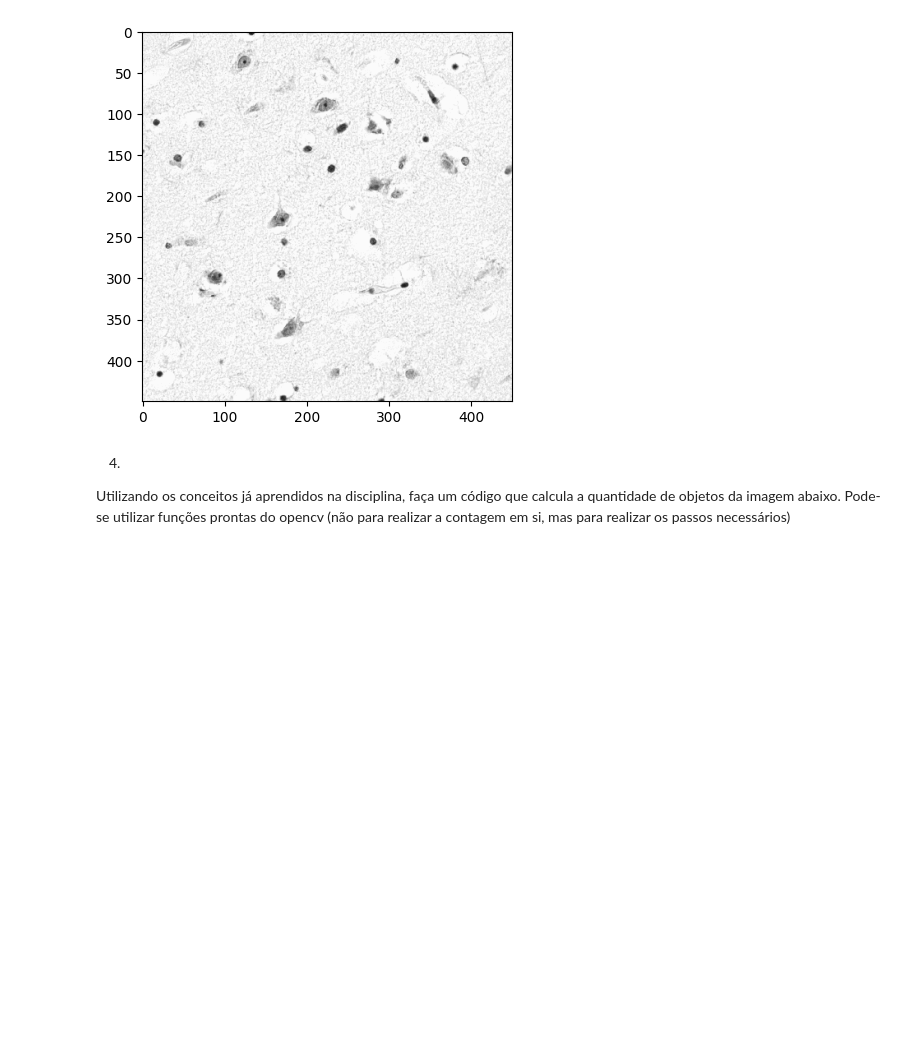
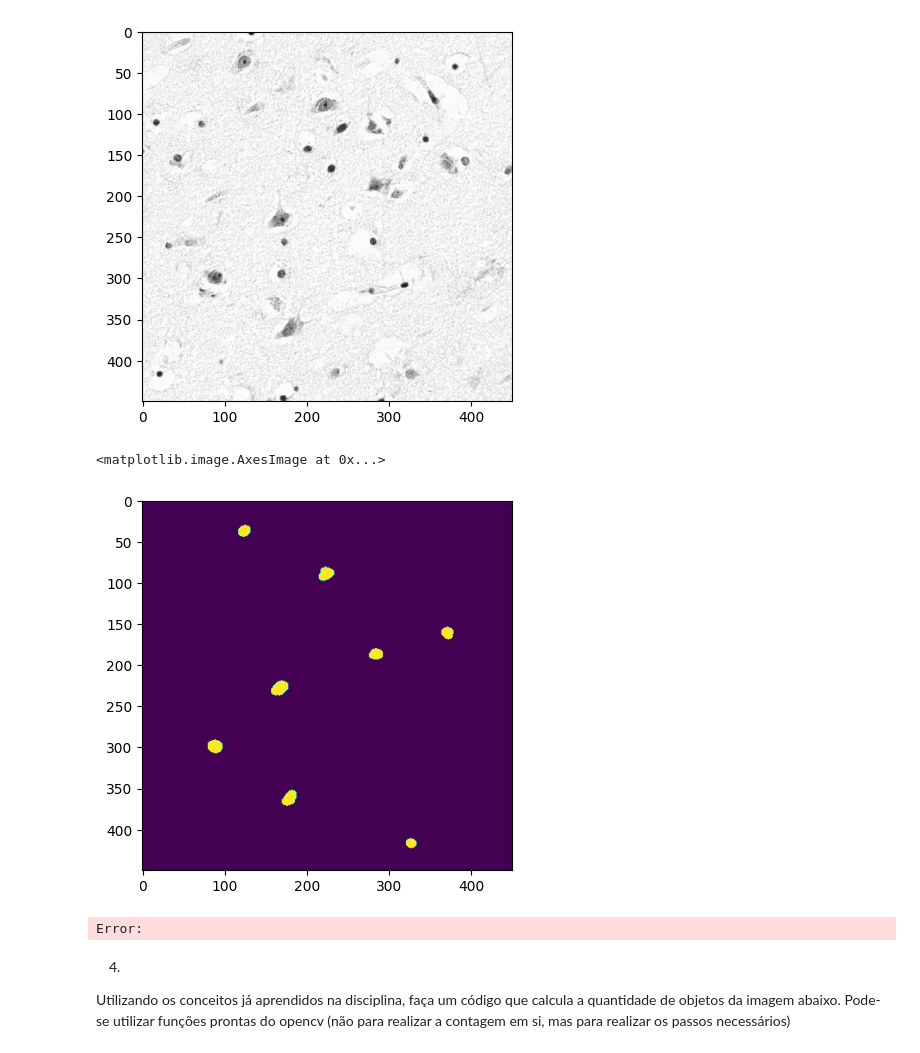
Before and after one commit to ljmantillasc/pgc111-labs-2023-02, a Jupyter notebook: Lab07 - Mathematical Morphology/lab07.ipynb, the cells around one changed output. Cells and saved outputs as stored; diff of their text form; code cells hidden in the pictures; blank space fills up the shorter version.

```diff
--- a/Lab07 - Mathematical Morphology/lab07.ipynb
+++ b/Lab07 - Mathematical Morphology/lab07.ipynb
@@ -204,6 +204,22 @@ img3 = cv2.imread("cel4.png", cv2.IMREAD_GRAYSCALE)
 plt.imshow(img3, cmap='gray', vmin=0, vmax=255);
 # %% [output]
 [figure]
+# %%
+# a) Threshold (t=210)
+_, thresholded = cv2.threshold(img3, 210, 255, cv2.THRESH_BINARY)
+thresholded = 255 - thresholded
+
+# b) Utilizando abertura com elemento circular de 11 pixels
+kernel = cv2.getStructuringElement(cv2.MORPH_ELLIPSE, (11, 11))  # Elemento estruturante circular de 11 pixels
+opened_image = cv2.morphologyEx(thresholded, cv2.MORPH_OPEN, kernel)
+
+# Exibir as imagens resultantes
+#cv2.imshow('Thresholded Image', thresholded)
+plt.imshow( opened_image)
+# %% [output]
+<matplotlib.image.AxesImage at 0x...>
+[figure, added]
+Error:
 # %% [markdown]
 4)
 Utilizando os conceitos já aprendidos na disciplina, faça um código que calcula a quantidade de objetos da imagem abaixo. Pode-se utilizar funções prontas do opencv (não para realizar a contagem em si, mas para realizar os passos necessários)
```
Also changed, not shown: parts of 2 cells of this notebook, 1 other file.
